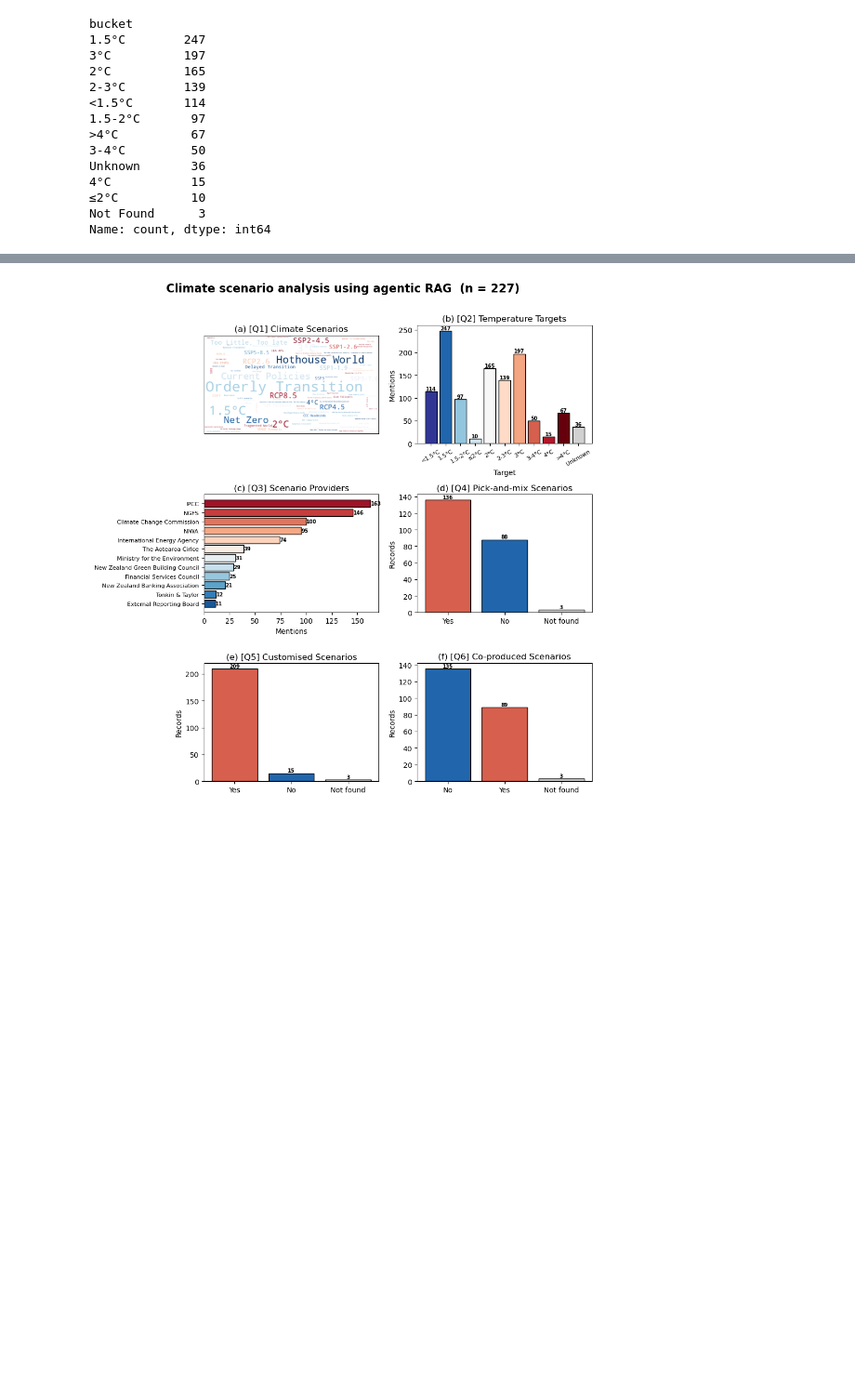
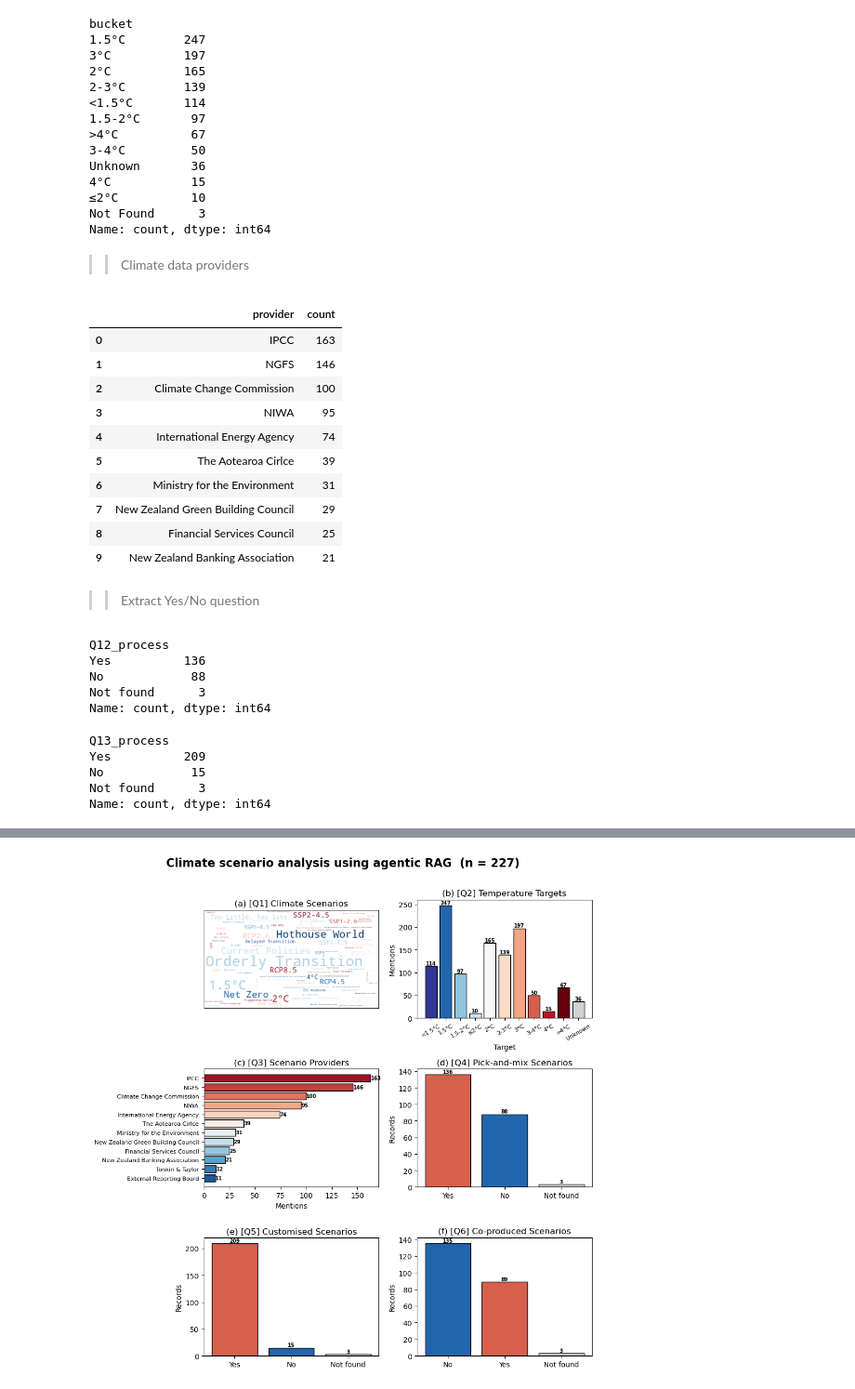
Before and after one commit to quyennguyen2201/LLM_climaterisk_2026, a Jupyter notebook: 00_scripts/3-rag_result.ipynb, the cells around one changed output, grey strips where cells are left out. Shown at 93% size. Saved outputs shown, nothing was run; the diff lists cells and outputs as text; code cells hidden in the pictures; blank space fills up the shorter version.

```diff
--- a/00_scripts/3-rag_result.ipynb
+++ b/00_scripts/3-rag_result.ipynb
@@ -217,8 +607,7 @@ Compiled 227 results
 # %%
-# Run FIGURE 3 ##################
-llm_results = pd.read_csv(os.path.join(ANALYSIS_DIR,'tables/Table03_RAG_results_compiled.csv'))
+# RAG-assisted extraction quality.
+llm_results = pd.read_csv(os.path.join(FIG_FOLDER,'Table03_RAG_results_compiled.csv'))
 
-# RAG-assisted extraction quality.
 # Confidence and found flag
 def col_to_label(col):
     key = col.replace('_confidence', '')
@@ -793,44 +895,54 @@ Unknown       36
 ≤2°C          10
 Not Found      3
 Name: count, dtype: int64
+# %% [markdown]
+>> Climate data providers
 # %%
-llm_results = pd.read_csv(os.path.join(ANALYSIS_DIR, 'tables/Table03_RAG_results_compiled.csv'))
-
-PROVIDER_MAP = {
-    r'niwa':                          'NIWA',
-    r'ipcc':                          'IPCC',
-    r'mfe|ministry for the environment': 'Ministry for the Environment',
-    r'ccc|climate change commission': 'Climate Change Commission',
-    r'ngfs':                          'NGFS',
-    r'centre for sustainable finance|csf': 'Centre for Sustainable Finance',
-    r'worldbank|world bank':          'World Bank',
-    r'iea\b':                         'International Energy Agency',
-    r'oecd':                          'OECD',
-    r'tonkin':                         'Tonkin & Taylor',
-    r'financial services council':     'Financial Services Council',
-    r"new zealand green building council|nzgbc":'New Zealand Green Building Council',
-    r"aotearoa circle":                 'The Aotearoa Cirlce',
-    r"icnz":                            'Insurance Council of New Zealand',
-    r"external reporting board|xrb": 'External Reporting Board' ,
-    r"new zealand banking|nzba" : "New Zealand Banking Association",
-    r"spanz":                     "Shared Policy Assumptions for New Zealand"
-}
-
-def extract_providers(val):
-    if pd.isna(val) or str(val).strip().lower() == 'not_found':
-        return []
-    s = str(val).strip().lower()
-    found = [canonical for pattern, canonical in PROVIDER_MAP.items()
-             if re.search(pattern, s)]
-    return found if found else [str(val).strip()]
+llm_results = pd.read_csv(os.path.join(FIG_FOLDER, 'Table03_RAG_results_compiled.csv'))
 
 # One row per original answer, with a list of providers found
-llm_results['Q11_providers'] = llm_results['Q11_answer'].apply(extract_providers)
+llm_results['Q11_providers'] = llm_results['Q11_answer'].apply(extract_providers, args=(PROVIDER_MAP,))
 
-#llm_results[['Q11_answer', 'Q11_providers']].to_csv(os.path.join(ANALYSIS_DIR, "Table03_list_of_climate_scenarios_providers.csv"),
-#                       index=False, encoding='ascii', errors='ignore')
 provider_counts = pd.DataFrame(
     Counter([p for providers in llm_results['Q11_providers'] for p in providers]).most_common(),
     columns=['provider', 'count']
 )
+
+provider_counts.head(10)
+# %% [output]
+|  | provider | count |
+| 0 | IPCC | 163 |
+| 1 | NGFS | 146 |
+| 2 | Climate Change Commission | 100 |
+| 3 | NIWA | 95 |
+| 4 | International Energy Agency | 74 |
+| 5 | The Aotearoa Cirlce | 39 |
+| 6 | Ministry for the Environment | 31 |
+| 7 | New Zealand Green Building Council | 29 |
+| 8 | Financial Services Council | 25 |
+| 9 | New Zealand Banking Association | 21 |
+# %% [markdown]
+>> Extract Yes/No question
+# %%
+#Pick-and-mix SSP/RCP
+llm_results['Q12_process'] = llm_results['Q12_answer'].apply(extract_yes_no)
+q12_count= llm_results['Q12_process'].value_counts()
+q12_count
+# %% [output]
+Q12_process
+Yes          136
+No            88
+Not found      3
+Name: count, dtype: int64
+# %%
+#Customised scenarios
+llm_results['Q13_process'] = llm_results['Q13_answer'].apply(extract_yes_no)
+q13_count = llm_results['Q13_process'].value_counts()
+q13_count
+# %% [output]
+Q13_process
+Yes          209
+No            15
+Not found      3
+Name: count, dtype: int64
 # %%
```
Also changed, not shown: parts of 29 cells of this notebook, 5 other files.
